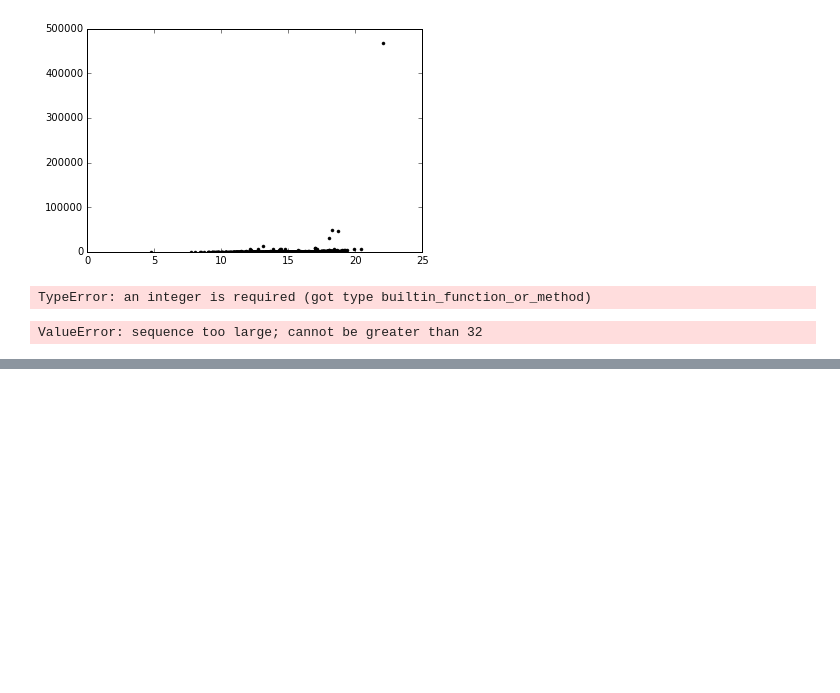
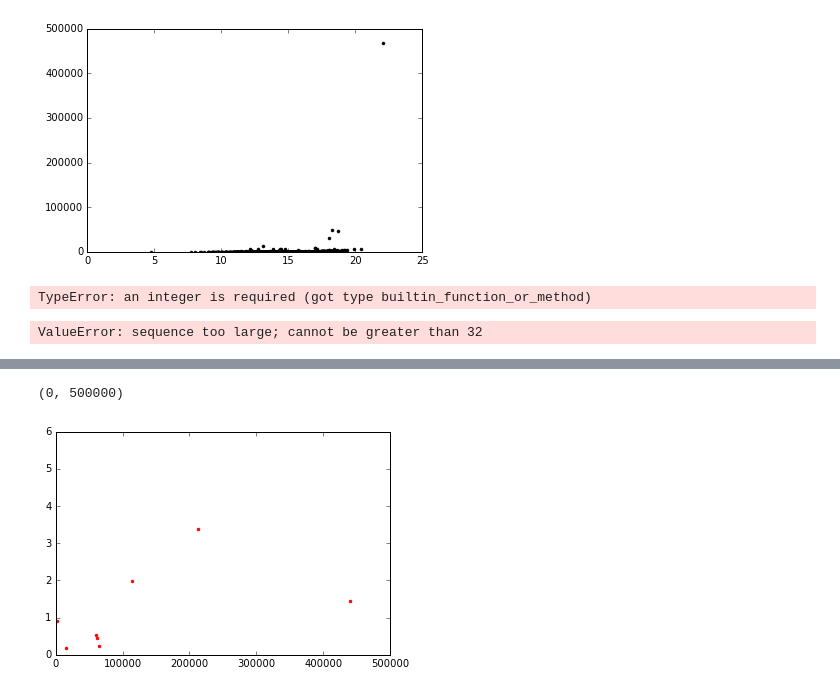
Before and after one commit to nksaunders/cave, a Jupyter notebook: Tests.ipynb, the cells around one changed output, grey strips where cells are left out. Drawn from its saved outputs; the diff is of its cells as text; code cells hidden in the pictures; blank space fills up the shorter version.

```diff
--- a/Tests.ipynb
+++ b/Tests.ipynb
@@ -135,0 +183,8 @@ ValueError: sequence too large; cannot be greater than 32
+# %%
+counts = []
+N = []
+for t in tags[:10]:
+    t = int(t)
+    star = everest.Everest(t)
+    counts.append(np.mean(star.apply_mask(star.flux)))
+    N.append((np.std(star.apply_mask(star.flux))/np.sqrt(np.mean(star.apply_mask(star.flux)))))
@@ -135,0 +212,6 @@ ValueError: sequence too large; cannot be greater than 32
+# %%
+pl.plot(counts,N,'r.')
+pl.xlim([0,500000])
+# %% [output]
+(0, 500000)
+[figure, added]
```
Also changed, not shown: parts of 14 cells of this notebook.
